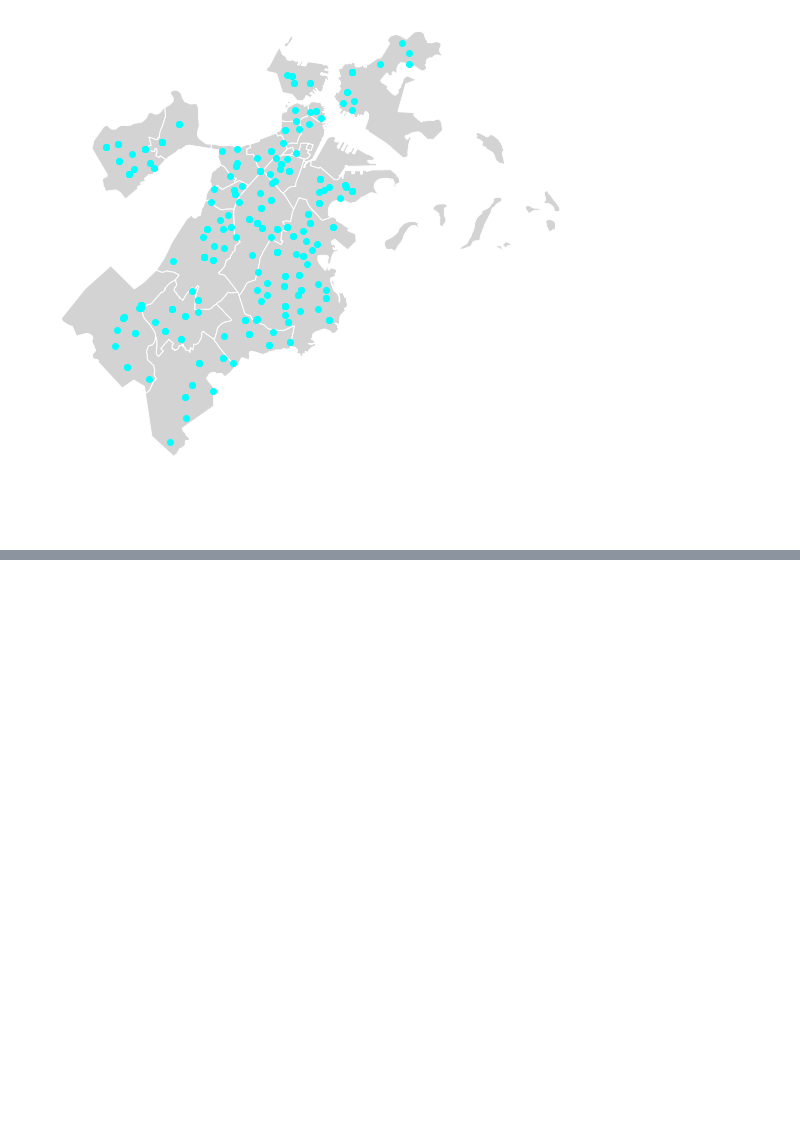
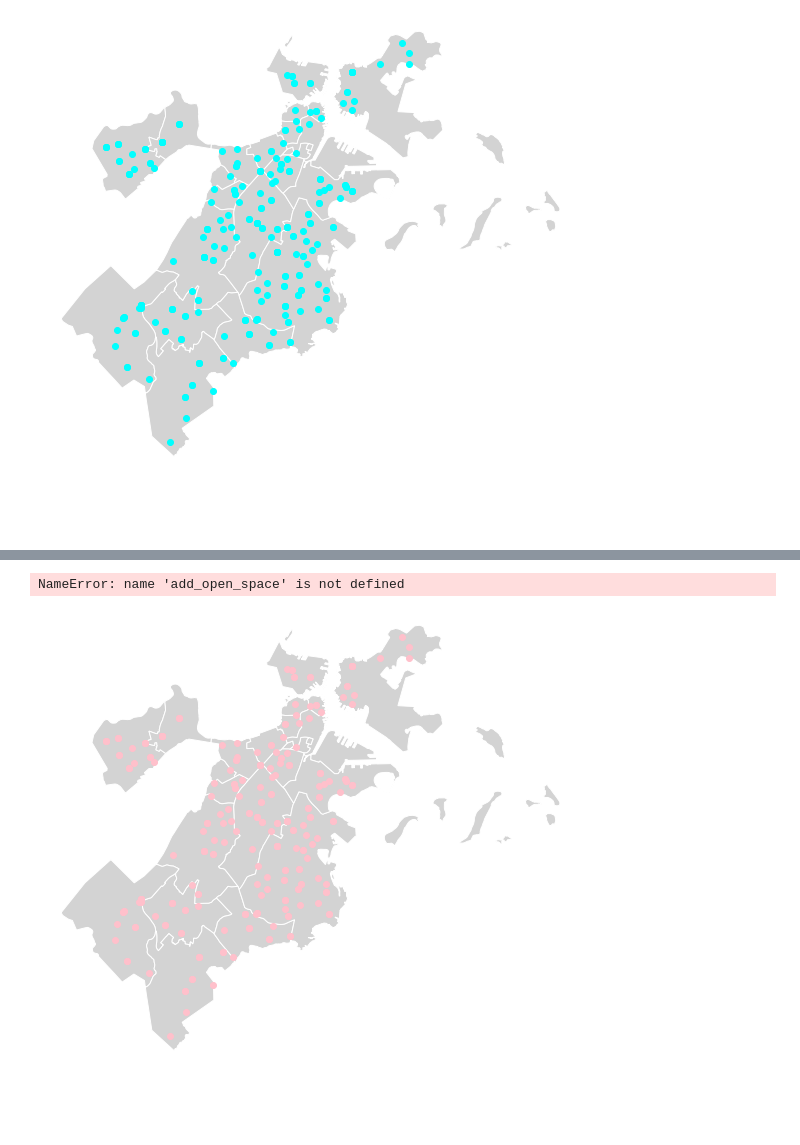
Before and after one commit to broussardjojo/bvr2, a Jupyter notebook: main.ipynb, the cells around one changed output, grey strips where cells are left out. Cells and saved outputs as stored; diff of their text form; code cells hidden in the pictures; blank space fills up the shorter version.

```diff
--- a/main.ipynb
+++ b/main.ipynb
@@ -51,0 +53,8 @@ ax = add_subway(ax)
+# %%
+# Show me polling locations and open space!
+ax = init(10, 10, 'white', 'lightgray')
+ax = add_polling_locations(ax, 'pink')
+ax = add_open_space(ax, "lightgreen")
+# %% [output]
+NameError: name 'add_open_space' is not defined
+[figure, added]
```
Also changed, not shown: parts of 1 cell of this notebook, 2 other files.
